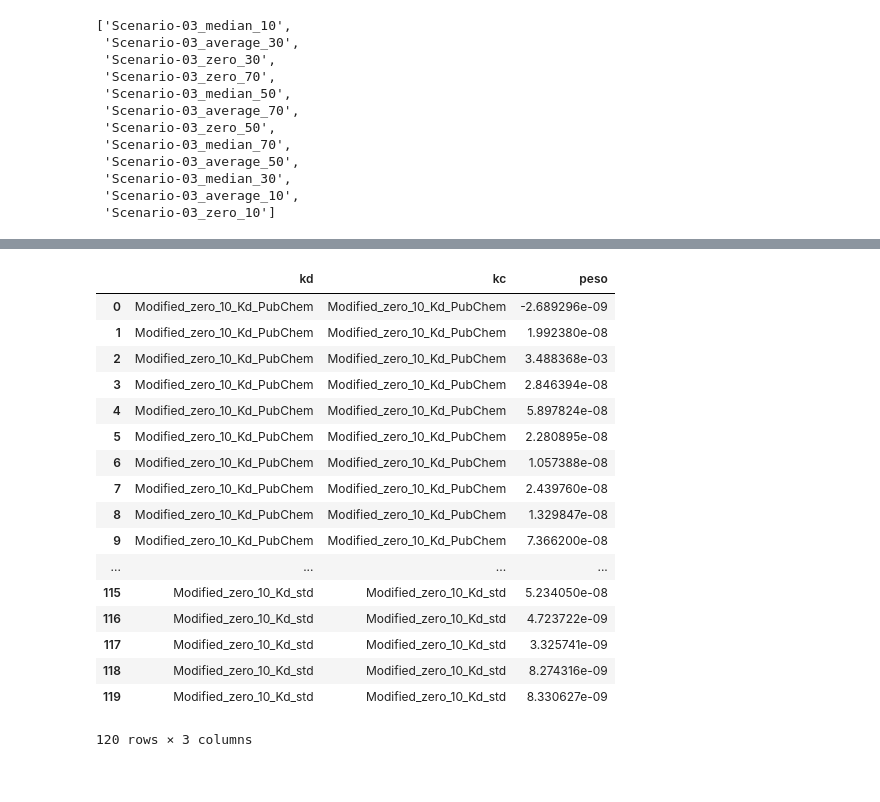
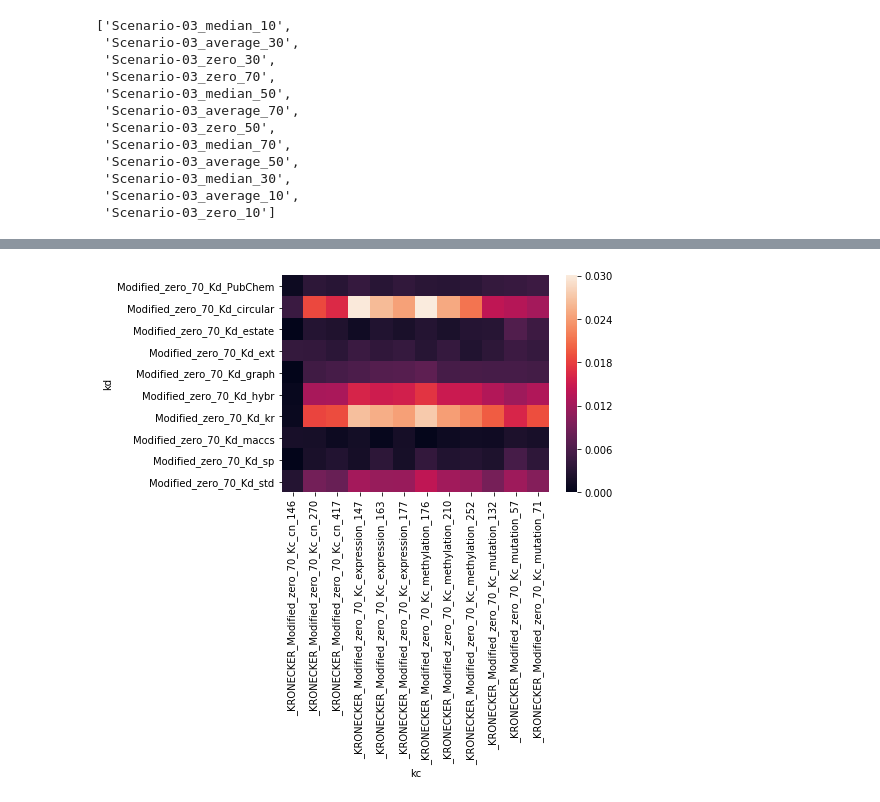
Before and after one commit to TassiaBastos/Treatment-of-incomplete-kernels, a Jupyter notebook: notebooks/analise_scenario3.ipynb, the cells around one changed output, grey strips where cells are left out. Drawn from its saved outputs; the diff is of its cells as text; code cells hidden in the pictures.

```diff
--- a/notebooks/analise_scenario3.ipynb
+++ b/notebooks/analise_scenario3.ipynb
@@ -81,29 +84,26 @@ sns.lineplot(x='percentual', y='F1', data=df, hue='tipo')
 # %%
-kds = [kn.split('.txt')[0] for kn in kernel_names[:-1]]
-kcs = [kn.split('.txt')[0] for kn in kernel_names[:-1]]
+def plot_heatmap(dataframe, percentual=10, tipo='zero'):
 
+    # testando com 50% e tipo=zero
+    pesos = dataframe[(dataframe['percentual'] == percentual) \
+                    & (dataframe['tipo'] == tipo)]['pesos'].values[0]
+    kernel_names = dataframe[(dataframe['percentual'] == percentual) \
+                           & (dataframe['tipo'] == tipo)]['kernel_names'].values[0]
+    # assumindo que kernel_names nao muda em cada execucao
+    kds = [kn.split('.txt')[0] for kn in kernel_names[:-1]]
+    kcs = [kn.split('.txt')[1] for kn in kernel_names[:-1]]
+    pesos = dataframe[(dataframe['percentual'] == 50) \
+                    & (dataframe['tipo'] == 'zero')]['pesos'].values[0]
 
-df2 = pd.DataFrame(data={
-    'kd': kds,
-    'kc': kcs,
-    'peso': pesos} )
-df2
+    df2 = pd.DataFrame(data={
+        'kd': kds,
+        'kc': kcs,
+        'peso': pesos} )
+
+    matrix = df2.groupby(['kd','kc'])['peso'].mean().unstack()
+
+    sns.heatmap(matrix)
-# %% [output]
-|  | kd | kc | peso |
-| 0 | Modified_zero_10_Kd_PubChem | Modified_zero_10_Kd_PubChem | -2.689296e-09 |
-| 1 | Modified_zero_10_Kd_PubChem | Modified_zero_10_Kd_PubChem | 1.992380e-08 |
-| 2 | Modified_zero_10_Kd_PubChem | Modified_zero_10_Kd_PubChem | 3.488368e-03 |
-| 3 | Modified_zero_10_Kd_PubChem | Modified_zero_10_Kd_PubChem | 2.846394e-08 |
-| 4 | Modified_zero_10_Kd_PubChem | Modified_zero_10_Kd_PubChem | 5.897824e-08 |
-| 5 | Modified_zero_10_Kd_PubChem | Modified_zero_10_Kd_PubChem | 2.280895e-08 |
-| 6 | Modified_zero_10_Kd_PubChem | Modified_zero_10_Kd_PubChem | 1.057388e-08 |
-| 7 | Modified_zero_10_Kd_PubChem | Modified_zero_10_Kd_PubChem | 2.439760e-08 |
-| 8 | Modified_zero_10_Kd_PubChem | Modified_zero_10_Kd_PubChem | 1.329847e-08 |
-| 9 | Modified_zero_10_Kd_PubChem | Modified_zero_10_Kd_PubChem | 7.366200e-08 |
-| ... | ... | ... | ... |
-| 115 | Modified_zero_10_Kd_std | Modified_zero_10_Kd_std | 5.234050e-08 |
-| 116 | Modified_zero_10_Kd_std | Modified_zero_10_Kd_std | 4.723722e-09 |
-| 117 | Modified_zero_10_Kd_std | Modified_zero_10_Kd_std | 3.325741e-09 |
-| 118 | Modified_zero_10_Kd_std | Modified_zero_10_Kd_std | 8.274316e-09 |
-| 119 | Modified_zero_10_Kd_std | Modified_zero_10_Kd_std | 8.330627e-09 |
-120 rows × 3 columns
+# %%
+plot_heatmap(df, percentual=70, tipo='zero')
+# %% [output]
+[figure, added]
```
Also changed, not shown: parts of 5 cells of this notebook.
